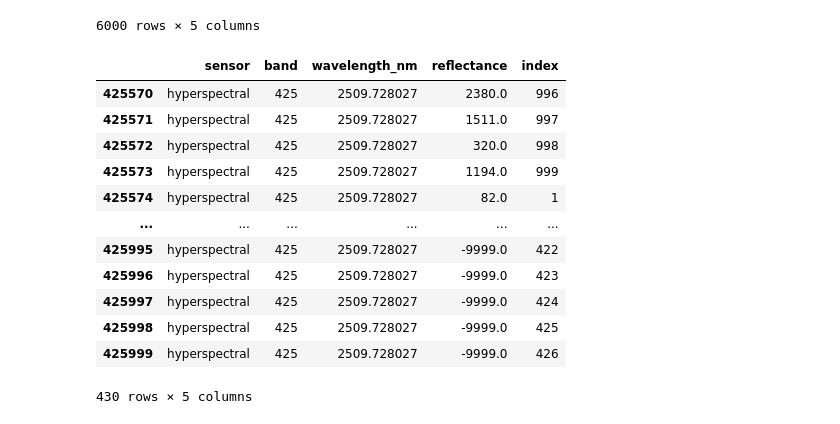
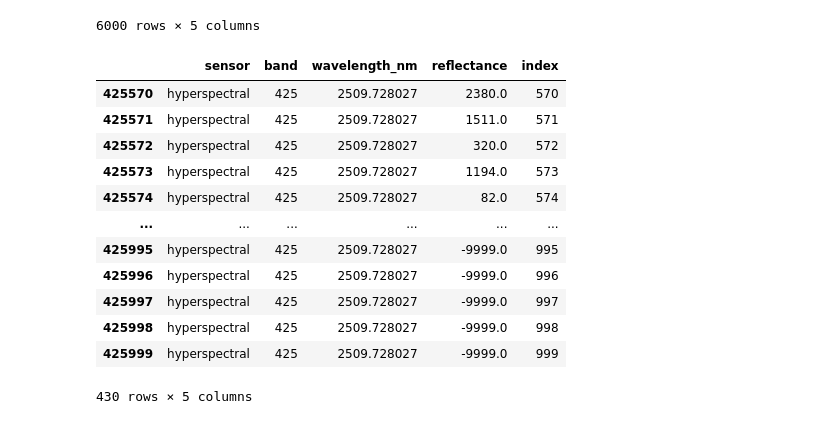
Before and after one commit to earthlab/cross-sensor-cal, a Jupyter notebook: plot_resample.ipynb, the cells around one changed output. Saved outputs shown, nothing was run; the diff lists cells and outputs as text; code cells hidden in the pictures.

```diff
--- a/plot_resample.ipynb
+++ b/plot_resample.ipynb
@@ -164,26 +164,26 @@ access_or_prepare_data(results, 2)
 # %%
 # Replace 'results' with your actual dictionary variable
 prepared_or_accessed_data = access_or_prepare_data(results, 4)
 prepared_or_accessed_data = pd.DataFrame(prepared_or_accessed_data)
 length = len(prepared_or_accessed_data)
-sequence = np.arange(1, 1000)  # Creates an array [1, 2, ..., 999]
+sequence = np.arange(0, 1000)  # Creates an array [1, 2, ..., 999]
 repeated_sequence = np.resize(sequence, length)  # Resize the sequence to match the DataFrame's length
 
 prepared_or_accessed_data['index'] = repeated_sequence  # Add the column to your DataFrame
 
 # Now, 'prepared_or_accessed_data' contains the data you need
 prepared_or_accessed_data.tail(430)
 # %% [output]
 |  | sensor | band | wavelength_nm | reflectance | index |
-| 425570 | hyperspectral | 425 | 2509.728027 | 2380.0 | 996 |
-| 425571 | hyperspectral | 425 | 2509.728027 | 1511.0 | 997 |
-| 425572 | hyperspectral | 425 | 2509.728027 | 320.0 | 998 |
-| 425573 | hyperspectral | 425 | 2509.728027 | 1194.0 | 999 |
-| 425574 | hyperspectral | 425 | 2509.728027 | 82.0 | 1 |
+| 425570 | hyperspectral | 425 | 2509.728027 | 2380.0 | 570 |
+| 425571 | hyperspectral | 425 | 2509.728027 | 1511.0 | 571 |
+| 425572 | hyperspectral | 425 | 2509.728027 | 320.0 | 572 |
+| 425573 | hyperspectral | 425 | 2509.728027 | 1194.0 | 573 |
+| 425574 | hyperspectral | 425 | 2509.728027 | 82.0 | 574 |
 | ... | ... | ... | ... | ... | ... |
-| 425995 | hyperspectral | 425 | 2509.728027 | -9999.0 | 422 |
-| 425996 | hyperspectral | 425 | 2509.728027 | -9999.0 | 423 |
-| 425997 | hyperspectral | 425 | 2509.728027 | -9999.0 | 424 |
-| 425998 | hyperspectral | 425 | 2509.728027 | -9999.0 | 425 |
-| 425999 | hyperspectral | 425 | 2509.728027 | -9999.0 | 426 |
+| 425995 | hyperspectral | 425 | 2509.728027 | -9999.0 | 995 |
+| 425996 | hyperspectral | 425 | 2509.728027 | -9999.0 | 996 |
+| 425997 | hyperspectral | 425 | 2509.728027 | -9999.0 | 997 |
+| 425998 | hyperspectral | 425 | 2509.728027 | -9999.0 | 998 |
+| 425999 | hyperspectral | 425 | 2509.728027 | -9999.0 | 999 |
 430 rows × 5 columns
```
Also changed, not shown: parts of 3 cells of this notebook.
